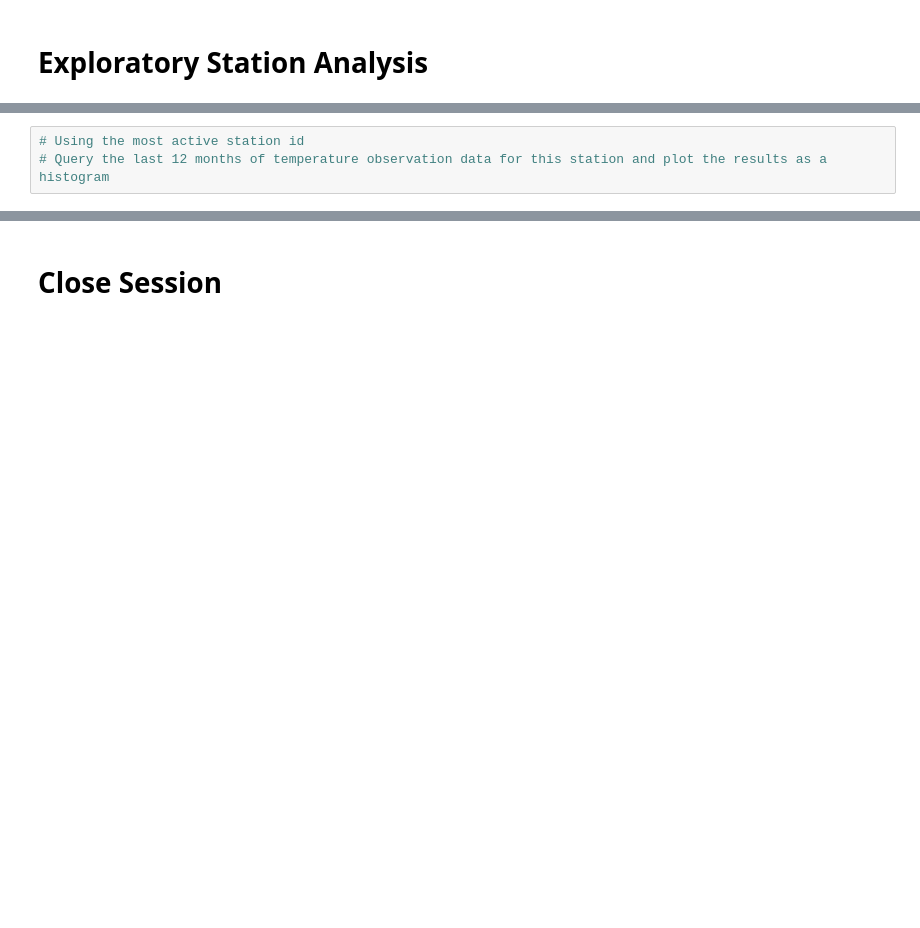
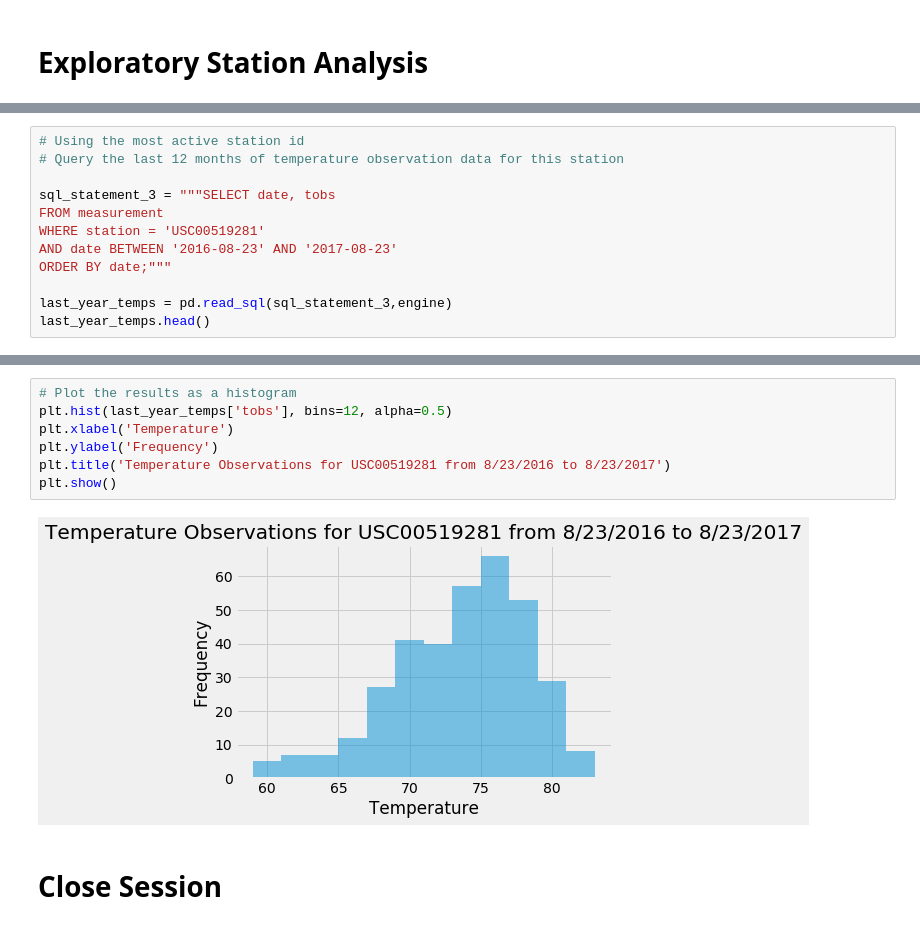
Before and after one commit to jennyalfi/sqlalchemy-challenge, a Jupyter notebook: SurfsUp/climate_analysis.ipynb, the cells around one changed output, grey strips where cells are left out. Cells and saved outputs as stored; diff of their text form; blank space fills up the shorter version.

```diff
--- a/SurfsUp/climate_analysis.ipynb
+++ b/SurfsUp/climate_analysis.ipynb
@@ -95,3 +148,12 @@ df.plot(x="Date", y="Precipitation", rot=90)
 # %%
 # Using the most active station id
-# Query the last 12 months of temperature observation data for this station and plot the results as a histogram
+# Query the last 12 months of temperature observation data for this station
+
+sql_statement_3 = """SELECT date, tobs
+FROM measurement
+WHERE station = 'USC00519281'
+AND date BETWEEN '2016-08-23' AND '2017-08-23'
+ORDER BY date;"""
+
+last_year_temps = pd.read_sql(sql_statement_3,engine)
+last_year_temps.head()
@@ -98,3 +167,12 @@ df.plot(x="Date", y="Precipitation", rot=90)
+# %%
+# Plot the results as a histogram
+plt.hist(last_year_temps['tobs'], bins=12, alpha=0.5)
+plt.xlabel('Temperature')
+plt.ylabel('Frequency')
+plt.title('Temperature Observations for USC00519281 from 8/23/2016 to 8/23/2017')
+plt.show()
+# %% [output]
+[figure, added]
 # %% [markdown]
 # Close Session
 # %%
```
Also changed, not shown: parts of 12 cells of this notebook.
